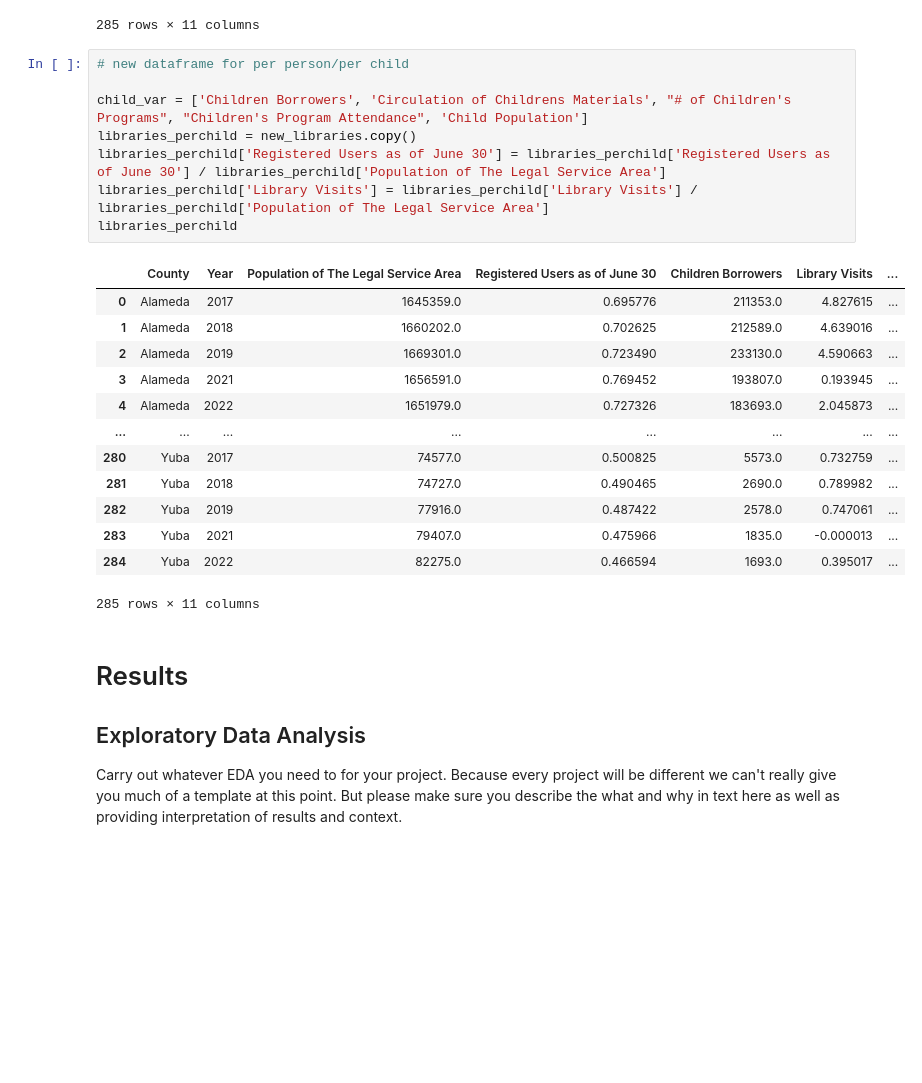
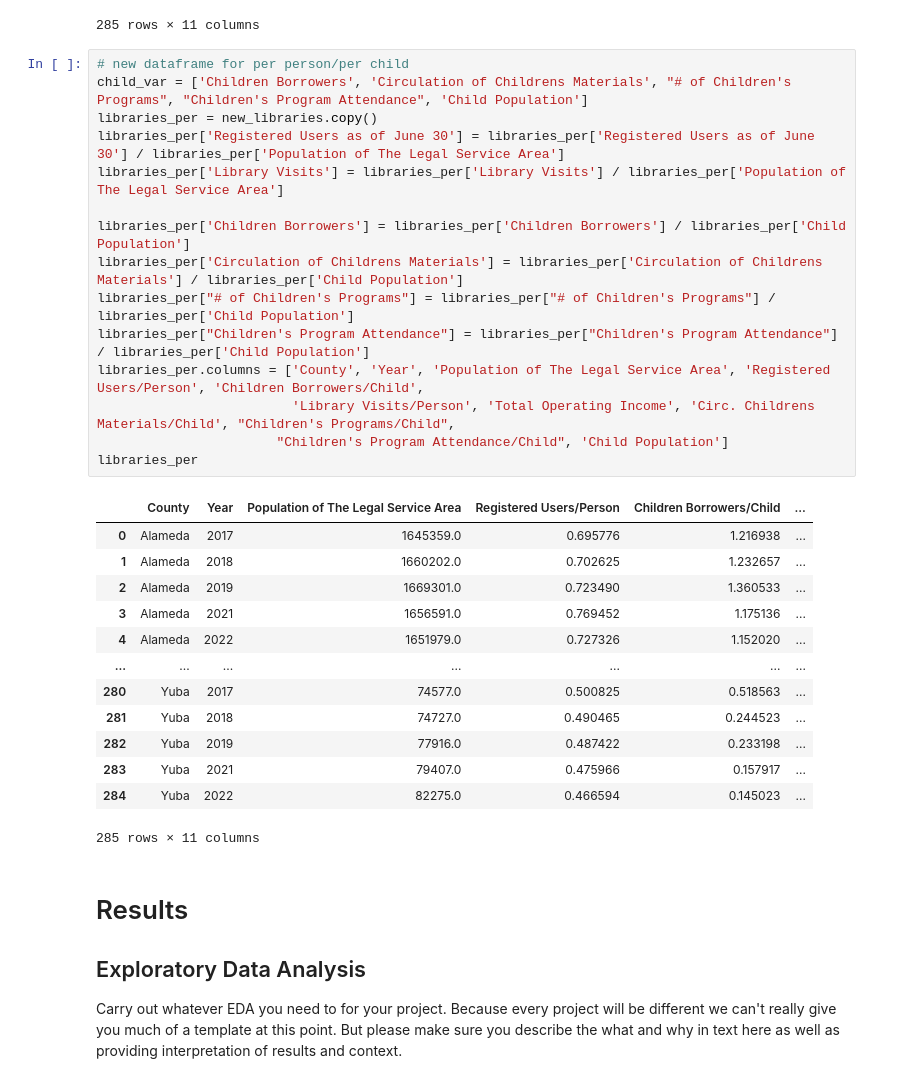
Before and after one commit to KaitlynChou/COGS-108-Project, a Jupyter notebook: EDACheckpoint_Group057_WI24.ipynb, the cells around one changed output. Cells and saved outputs as stored; diff of their text form; blank space fills up the shorter version.

```diff
--- a/EDACheckpoint_Group057_WI24.ipynb
+++ b/EDACheckpoint_Group057_WI24.ipynb
@@ -378,25 +378,32 @@ new_libraries['Child Population'] = population
 285 rows × 11 columns
 # %%
 # new dataframe for per person/per child
+child_var = ['Children Borrowers', 'Circulation of Childrens Materials', "# of Children's Programs", "Children's Program Attendance", 'Child Population']
+libraries_per = new_libraries.copy()
+libraries_per['Registered Users as of June 30'] = libraries_per['Registered Users as of June 30'] / libraries_per['Population of The Legal Service Area']
+libraries_per['Library Visits'] = libraries_per['Library Visits'] / libraries_per['Population of The Legal Service Area']
 
-child_var = ['Children Borrowers', 'Circulation of Childrens Materials', "# of Children's Programs", "Children's Program Attendance", 'Child Population']
-libraries_perchild = new_libraries.copy()
-libraries_perchild['Registered Users as of June 30'] = libraries_perchild['Registered Users as of June 30'] / libraries_perchild['Population of The Legal Service Area']
-libraries_perchild['Library Visits'] = libraries_perchild['Library Visits'] / libraries_perchild['Population of The Legal Service Area']
-libraries_perchild
+libraries_per['Children Borrowers'] = libraries_per['Children Borrowers'] / libraries_per['Child Population']
+libraries_per['Circulation of Childrens Materials'] = libraries_per['Circulation of Childrens Materials'] / libraries_per['Child Population']
+libraries_per["# of Children's Programs"] = libraries_per["# of Children's Programs"] / libraries_per['Child Population']
+libraries_per["Children's Program Attendance"] = libraries_per["Children's Program Attendance"] / libraries_per['Child Population']
+libraries_per.columns = ['County', 'Year', 'Population of The Legal Service Area', 'Registered Users/Person', 'Children Borrowers/Child',
+                         'Library Visits/Person', 'Total Operating Income', 'Circ. Childrens Materials/Child', "Children's Programs/Child",
+                       "Children's Program Attendance/Child", 'Child Population']
+libraries_per
 # %% [output]
-|  | County | Year | Population of The Legal Service Area | Registered Users as of June 30 | Children Borrowers | Library Visits | ... |
-| 0 | Alameda | 2017 | 1645359.0 | 0.695776 | 211353.0 | 4.827615 | ... |
-| 1 | Alameda | 2018 | 1660202.0 | 0.702625 | 212589.0 | 4.639016 | ... |
-| 2 | Alameda | 2019 | 1669301.0 | 0.723490 | 233130.0 | 4.590663 | ... |
-| 3 | Alameda | 2021 | 1656591.0 | 0.769452 | 193807.0 | 0.193945 | ... |
-| 4 | Alameda | 2022 | 1651979.0 | 0.727326 | 183693.0 | 2.045873 | ... |
-| ... | ... | ... | ... | ... | ... | ... | ... |
-| 280 | Yuba | 2017 | 74577.0 | 0.500825 | 5573.0 | 0.732759 | ... |
-| 281 | Yuba | 2018 | 74727.0 | 0.490465 | 2690.0 | 0.789982 | ... |
-| 282 | Yuba | 2019 | 77916.0 | 0.487422 | 2578.0 | 0.747061 | ... |
-| 283 | Yuba | 2021 | 79407.0 | 0.475966 | 1835.0 | -0.000013 | ... |
-| 284 | Yuba | 2022 | 82275.0 | 0.466594 | 1693.0 | 0.395017 | ... |
+|  | County | Year | Population of The Legal Service Area | Registered Users/Person | Children Borrowers/Child | ... |
+| 0 | Alameda | 2017 | 1645359.0 | 0.695776 | 1.216938 | ... |
+| 1 | Alameda | 2018 | 1660202.0 | 0.702625 | 1.232657 | ... |
+| 2 | Alameda | 2019 | 1669301.0 | 0.723490 | 1.360533 | ... |
+| 3 | Alameda | 2021 | 1656591.0 | 0.769452 | 1.175136 | ... |
+| 4 | Alameda | 2022 | 1651979.0 | 0.727326 | 1.152020 | ... |
+| ... | ... | ... | ... | ... | ... | ... |
+| 280 | Yuba | 2017 | 74577.0 | 0.500825 | 0.518563 | ... |
+| 281 | Yuba | 2018 | 74727.0 | 0.490465 | 0.244523 | ... |
+| 282 | Yuba | 2019 | 77916.0 | 0.487422 | 0.233198 | ... |
+| 283 | Yuba | 2021 | 79407.0 | 0.475966 | 0.157917 | ... |
+| 284 | Yuba | 2022 | 82275.0 | 0.466594 | 0.145023 | ... |
 285 rows × 11 columns
 # %% [markdown]
 # Results
```
